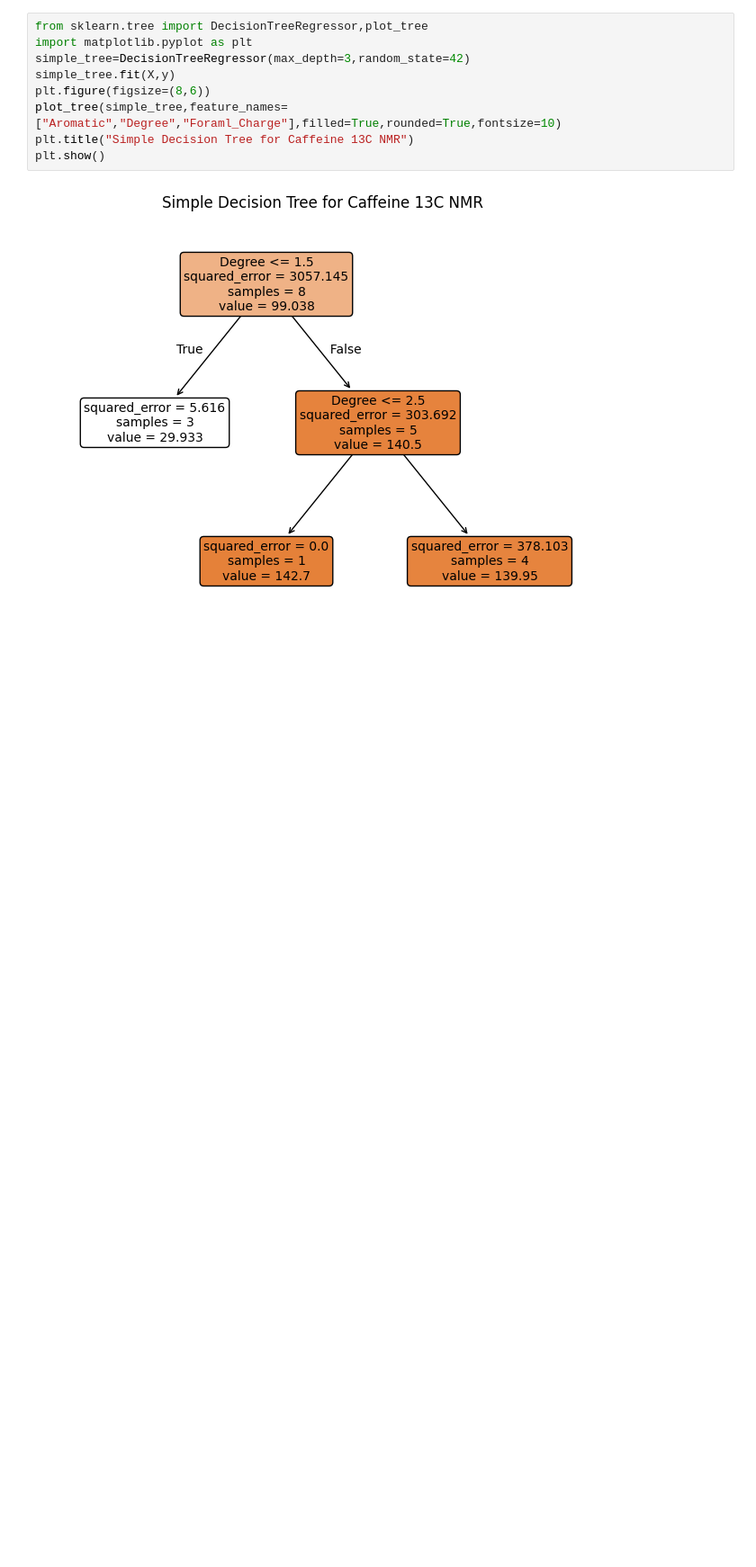
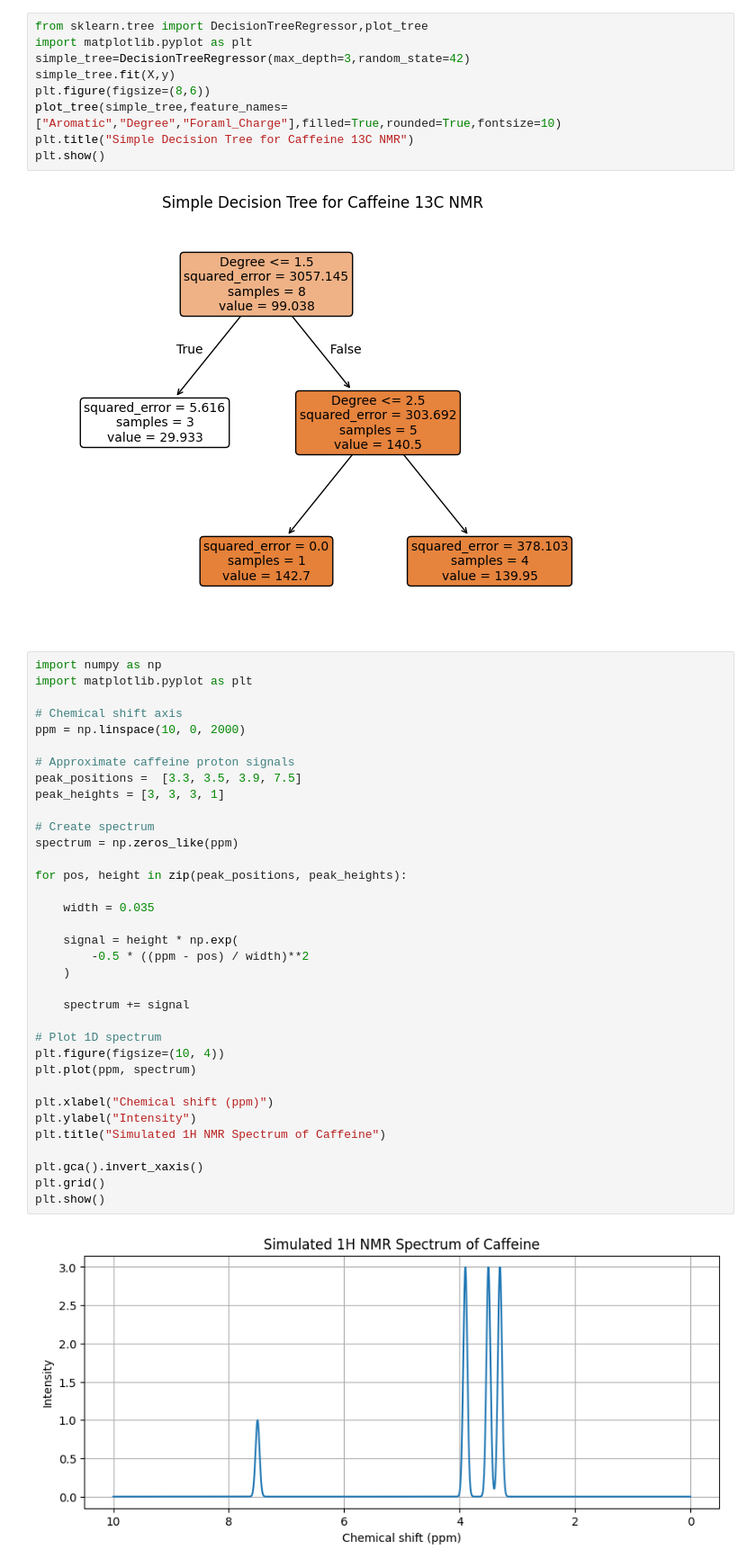
Before and after one commit to VD240/Caffeine-nmr-ml, a Jupyter notebook: caffeine_nmr_analysis.ipynb, the cells around one changed output. Shown at 90% size. Drawn from its saved outputs; the diff is of its cells as text; blank space fills up the shorter version.

Commit message:
Add caffeine NMR analysis and dependencies

```diff
--- a/caffeine_nmr_analysis.ipynb
+++ b/caffeine_nmr_analysis.ipynb
@@ -625,3 +618,40 @@ plt.title("Simple Decision Tree for Caffeine 13C NMR")
 plt.show()
 # %% [output]
 [figure]
+# %%
+import numpy as np
+import matplotlib.pyplot as plt
+
+# Chemical shift axis
+ppm = np.linspace(10, 0, 2000)
+
+# Approximate caffeine proton signals
+peak_positions =  [3.3, 3.5, 3.9, 7.5]
+peak_heights = [3, 3, 3, 1]
+
+# Create spectrum
+spectrum = np.zeros_like(ppm)
+
+for pos, height in zip(peak_positions, peak_heights):
+
+    width = 0.035
+
+    signal = height * np.exp(
+        -0.5 * ((ppm - pos) / width)**2
+    )
+
+    spectrum += signal
+
+# Plot 1D spectrum
+plt.figure(figsize=(10, 4))
+plt.plot(ppm, spectrum)
+
+plt.xlabel("Chemical shift (ppm)")
+plt.ylabel("Intensity")
+plt.title("Simulated 1H NMR Spectrum of Caffeine")
+
+plt.gca().invert_xaxis()
+plt.grid()
+plt.show()
+# %% [output]
+[figure, added]
```
Also changed, not shown: parts of 9 cells of this notebook, 2 other files.
